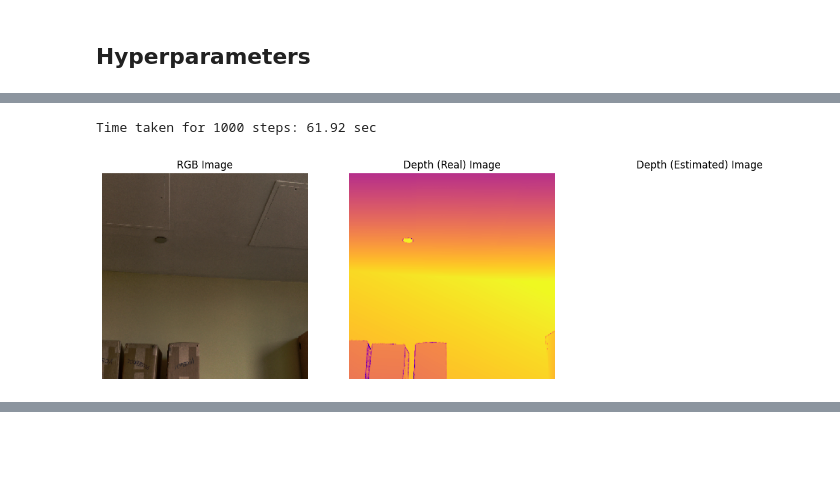
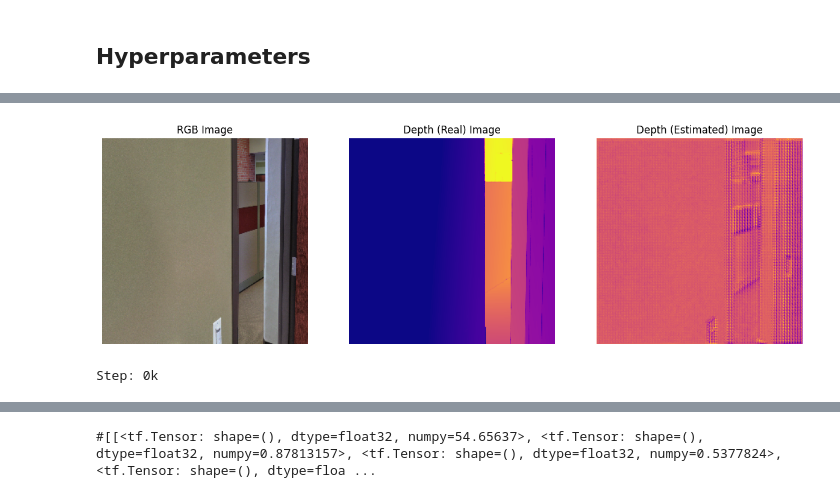
Before and after one commit to 54N7H05H/CycleGAN-Depth-Estimation, a Jupyter notebook: pix2pix-monocular-depth-estimation-adadelta.ipynb, the cells around one changed output, grey strips where cells are left out. Cells and saved outputs as stored; diff of their text form; code cells hidden in the pictures; blank space fills up the shorter version.

Commit message:
(Pix2Pix) Monocular Depth Estimation | AdaDelta Optimizer

```diff
--- a/pix2pix-monocular-depth-estimation-adadelta.ipynb
+++ b/pix2pix-monocular-depth-estimation-adadelta.ipynb
@@ -272,8 +321,8 @@ def discriminator_loss(disc_real_output, disc_generated_output):
   total_disc_loss = real_loss + generated_loss
   return total_disc_loss
 # %%
-generator_optimizer = tf.keras.optimizers.experimental.Adadelta(2e-4)
-discriminator_optimizer = tf.keras.optimizers.experimental.Adadelta(2e-4)
+generator_optimizer = tf.keras.optimizers.Adadelta(2e-6)
+discriminator_optimizer = tf.keras.optimizers.Adadelta(2e-6)
 # %%
 checkpoint_dir = './training_checkpoints'
 checkpoint_prefix = os.path.join(checkpoint_dir, "ckpt")
@@ -283,7 +332,7 @@ checkpoint = tf.train.Checkpoint(generator_optimizer=generator_optimizer,
                                  discriminator=discriminator)
 # %%
 def generate_images(model, test_input, tar):
-  prediction = model(test_input, training=True)
+  prediction = model(test_input, training=False)
   plt.figure(figsize=(15, 15))
 
   display_list = [test_input[0], tar[0], prediction[0]]
@@ -345,14 +394,16 @@ def train_step(input_image, target, step):
     tf.summary.scalar('gen_gan_loss', gen_gan_loss, step=step//1000)
     tf.summary.scalar('gen_l1_loss', gen_l1_loss, step=step//1000)
     tf.summary.scalar('disc_loss', disc_loss, step=step//1000)
+
+  return [gen_total_loss, gen_gan_loss, gen_l1_loss, disc_loss]
 # %%
 def fit(train_ds, test_ds, steps):
+  losses = []
   example_input, example_target = next(iter(test_ds.take(1)))
   start = time.time()
 
   for step, (input_image, target) in train_ds.repeat().take(steps).enumerate():
     if (step) % 1000 == 0:
-      display.clear_output(wait=True)
 
       if step != 0:
         print(f'Time taken for 1000 steps: {time.time()-start:.2f} sec\n')
@@ -362,7 +413,8 @@ def fit(train_ds, test_ds, steps):
       generate_images(generator, example_input, example_target)
       print(f"Step: {step//1000}k")
 
-    train_step(input_image, target, step)
+    loss = train_step(input_image, target, step)
+    losses.append(loss)
 
     # Training step
     if (step+1) % 10 == 0:
@@ -372,8 +424,10 @@ def fit(train_ds, test_ds, steps):
     # Save (checkpoint) the model every 5k steps
     if (step + 1) % 5000 == 0:
       checkpoint.save(file_prefix=checkpoint_prefix)
+  return losses
 # %%
-fit(train_dataset, train_dataset, steps=NUM_STEPS)
+losses = fit(train_dataset, train_dataset, steps=10)
+print(losses)
 # %% [output]
+[figure, new version]
-Time taken for 1000 steps: 61.92 sec
+Step: 0k
-[figure, old version]
@@ -382,3 +435,4 @@ Step: 9k
+#[[<tf.Tensor: shape=(), dtype=float32, numpy=54.65637>, <tf.Tensor: shape=(), dtype=float32, numpy=0.87813157>, <tf.Tensor: shape=(), dtype=float32, numpy=0.5377824>, <tf.Tensor: shape=(), dtype=floa ...
 # %%
 import cv2
 def psnr(model, test_input, tar):
```
Also changed, not shown: parts of 10 cells of this notebook.
